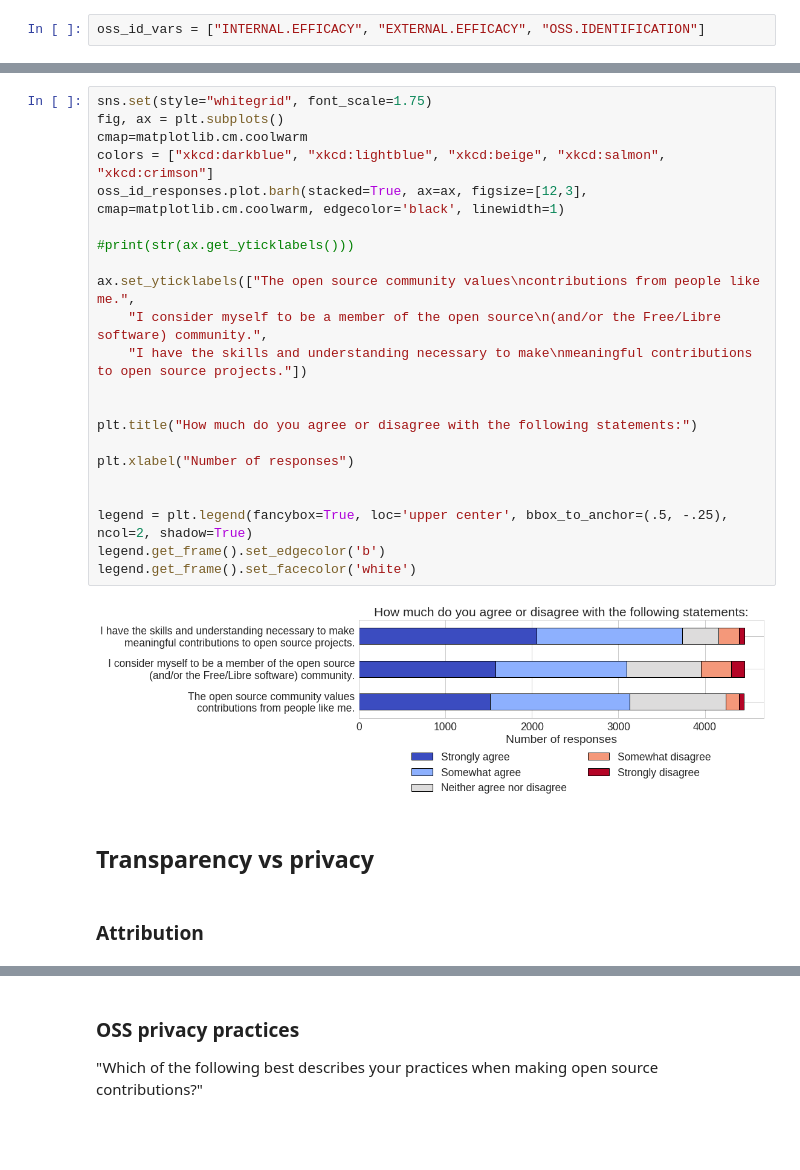
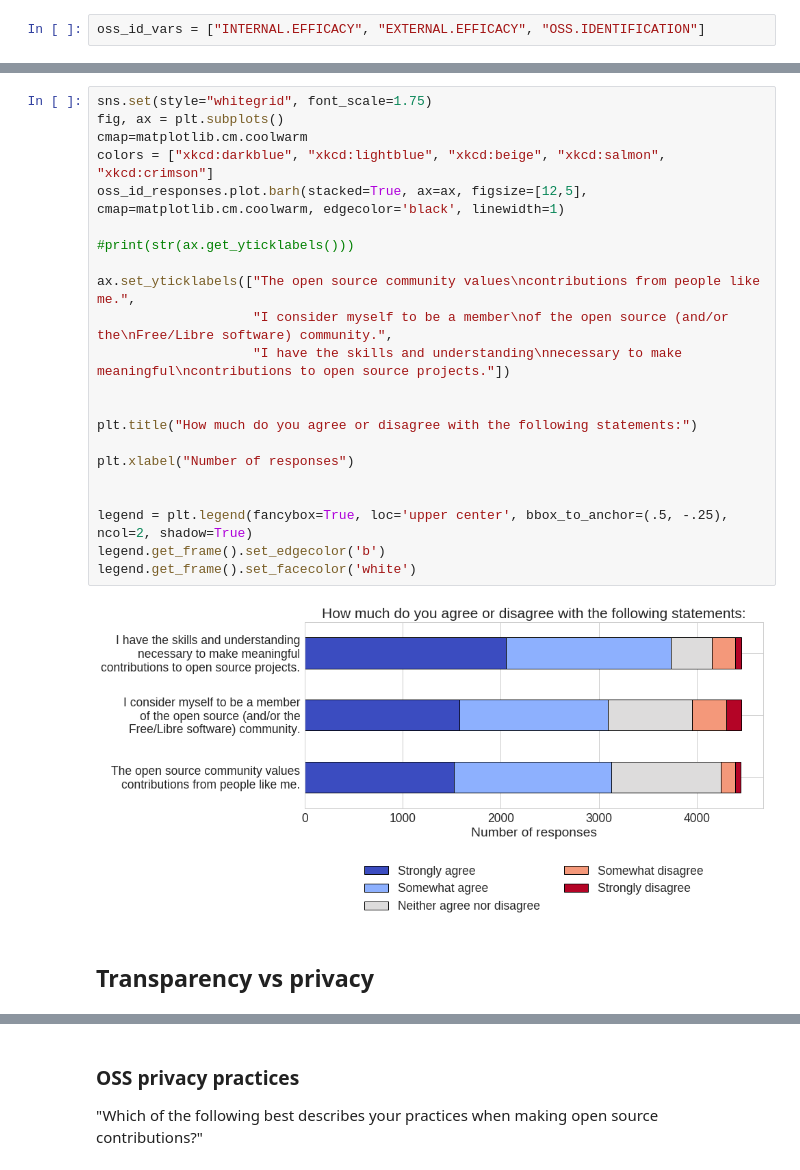
Before and after one commit to staeiou/github-survey-analysis, a Jupyter notebook: github-survey-descriptive-stats.ipynb, the cells around one changed output, grey strips where cells are left out. Drawn from its saved outputs; the diff is of its cells as text; blank space fills up the shorter version.

```diff
--- a/github-survey-descriptive-stats.ipynb
+++ b/github-survey-descriptive-stats.ipynb
@@ -695,28 +725,26 @@ oss_id_responses.transpose()
 # %%
 sns.set(style="whitegrid", font_scale=1.75)
 fig, ax = plt.subplots()
 cmap=matplotlib.cm.coolwarm
 colors = ["xkcd:darkblue", "xkcd:lightblue", "xkcd:beige", "xkcd:salmon", "xkcd:crimson"]
-oss_id_responses.plot.barh(stacked=True, ax=ax, figsize=[12,3], cmap=matplotlib.cm.coolwarm, edgecolor='black', linewidth=1)
+oss_id_responses.plot.barh(stacked=True, ax=ax, figsize=[12,5], cmap=matplotlib.cm.coolwarm, edgecolor='black', linewidth=1)
 
 #print(str(ax.get_yticklabels()))
 
 ax.set_yticklabels(["The open source community values\ncontributions from people like me.",
-    "I consider myself to be a member of the open source\n(and/or the Free/Libre software) community.",
-    "I have the skills and understanding necessary to make\nmeaningful contributions to open source projects."])
+                    "I consider myself to be a member\nof the open source (and/or the\nFree/Libre software) community.",
+                    "I have the skills and understanding\nnecessary to make meaningful\ncontributions to open source projects."])
 
 
 plt.title("How much do you agree or disagree with the following statements:")
 
 plt.xlabel("Number of responses")
 
 
 legend = plt.legend(fancybox=True, loc='upper center', bbox_to_anchor=(.5, -.25), ncol=2, shadow=True)
 legend.get_frame().set_edgecolor('b')
 legend.get_frame().set_facecolor('white')
 # %% [output]
-[figure, old version]
+[figure, new version]
 # %% [markdown]
 ## Transparency vs privacy
-# %% [markdown]
-### Attribution
```
Also changed, not shown: parts of 278 cells of this notebook.
